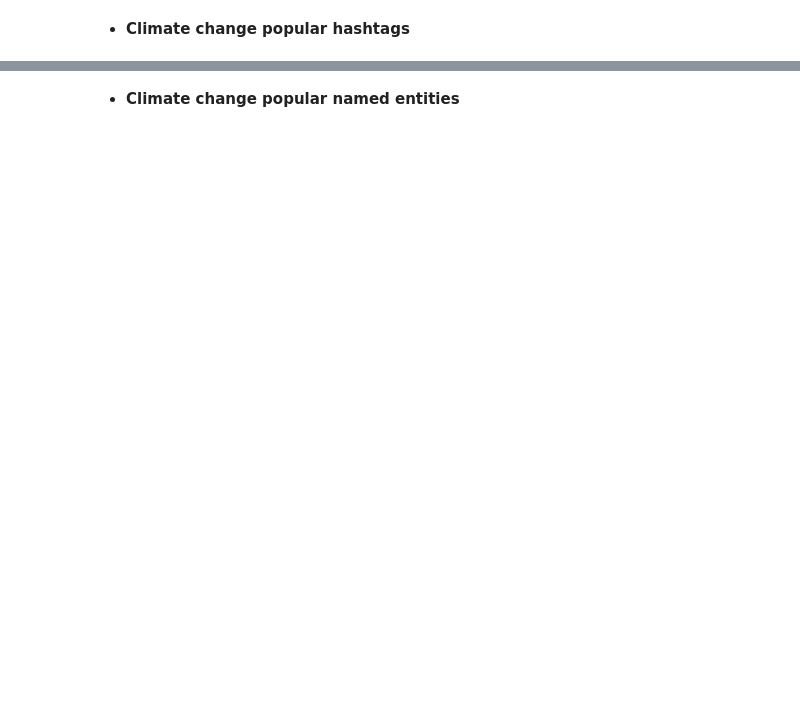
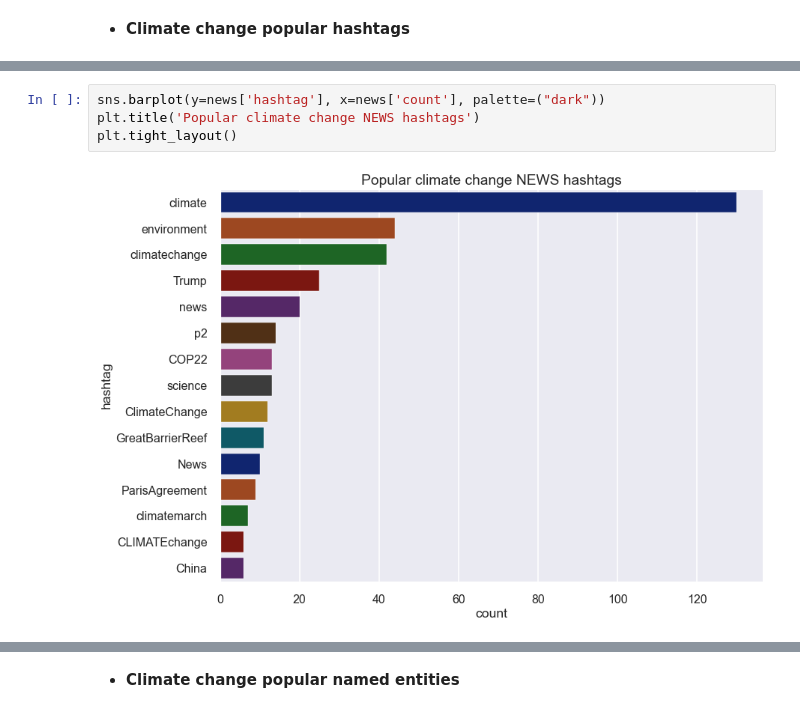
Before and after one commit to ThobaniMwandla/advanced_classification_zm6_project, a Jupyter notebook: Climate_Sentiment.ipynb, the cells around one changed output, grey strips where cells are left out. Saved outputs shown, nothing was run; the diff lists cells and outputs as text; blank space fills up the shorter version.

```diff
--- a/Climate_Sentiment.ipynb
+++ b/Climate_Sentiment.ipynb
@@ -546,0 +716,6 @@ plt.savefig('joint_cloud.png')
+# %%
+sns.barplot(y=news['hashtag'], x=news['count'], palette=("dark"))
+plt.title('Popular climate change NEWS hashtags')
+plt.tight_layout()
+# %% [output]
+[figure, added]
```
Also changed, not shown: parts of 82 cells of this notebook.
